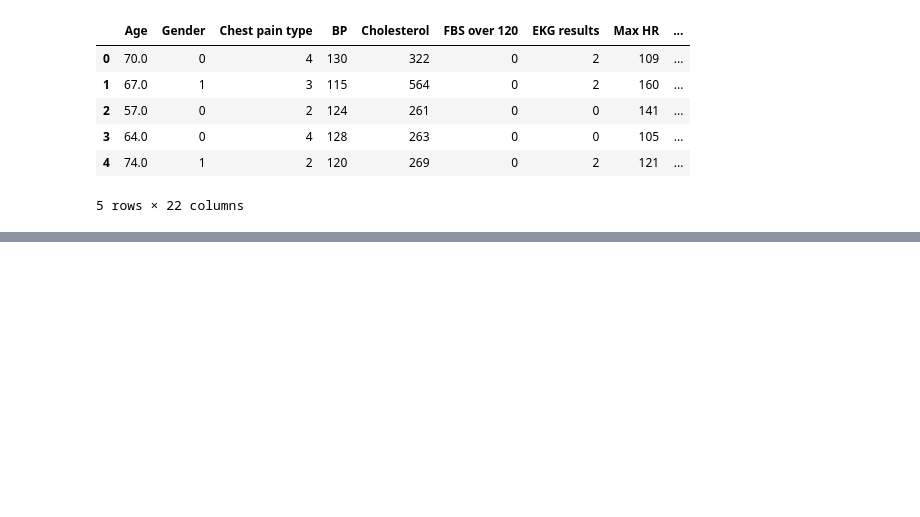
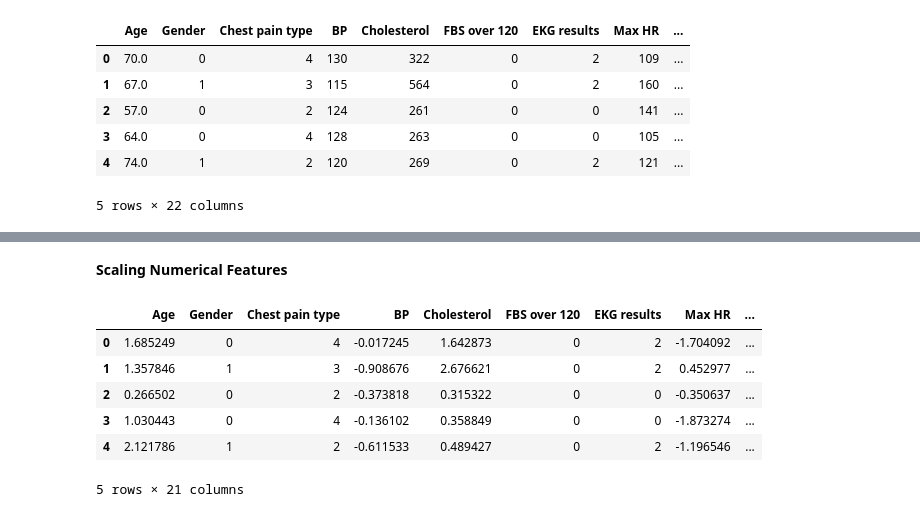
Before and after one commit to MohammedNaser28/heart-disease-prediction, a Jupyter notebook: Heart_disease.ipynb, the cells around one changed output, grey strips where cells are left out. Cells and saved outputs as stored; diff of their text form; code cells hidden in the pictures; blank space fills up the shorter version.

```diff
--- a/Heart_disease.ipynb
+++ b/Heart_disease.ipynb
@@ -290,0 +412,18 @@ df.head()
+# %% [markdown]
+**Scaling Numerical Features**
+# %%
+numerical_cols = ['Age', 'BP', 'Cholesterol', 'Max HR', 'ST depression']
+
+scaler = StandardScaler()
+X_train[numerical_cols] = scaler.fit_transform(X_train[numerical_cols])
+X_test[numerical_cols] = scaler.transform(X_test[numerical_cols])
+
+display(X_train.head())
+# %% [output]
+|  | Age | Gender | Chest pain type | BP | Cholesterol | FBS over 120 | EKG results | Max HR | ... |
+| 0 | 1.685249 | 0 | 4 | -0.017245 | 1.642873 | 0 | 2 | -1.704092 | ... |
+| 1 | 1.357846 | 1 | 3 | -0.908676 | 2.676621 | 0 | 2 | 0.452977 | ... |
+| 2 | 0.266502 | 0 | 2 | -0.373818 | 0.315322 | 0 | 0 | -0.350637 | ... |
+| 3 | 1.030443 | 0 | 4 | -0.136102 | 0.358849 | 0 | 0 | -1.873274 | ... |
+| 4 | 2.121786 | 1 | 2 | -0.611533 | 0.489427 | 0 | 2 | -1.196546 | ... |
+5 rows × 21 columns
```
Also changed, not shown: parts of 15 cells of this notebook, 1 other file.
